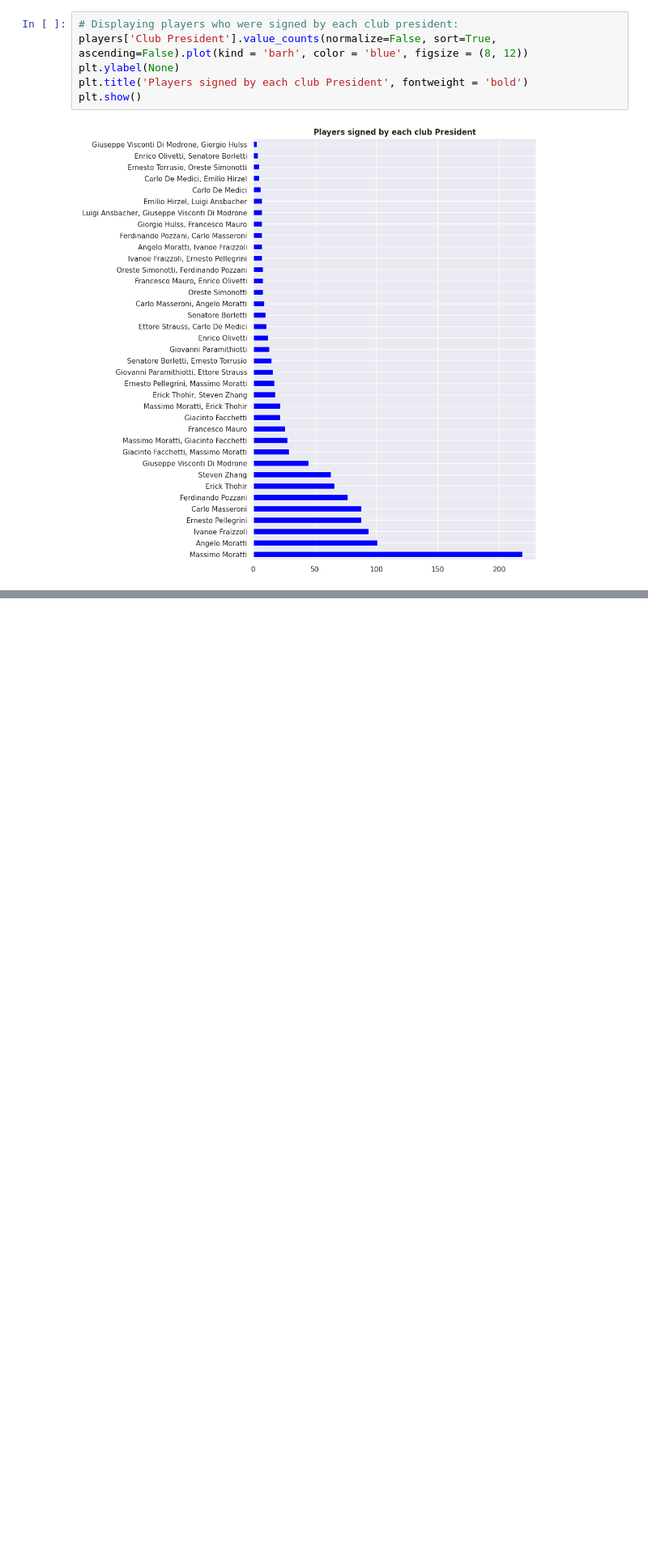
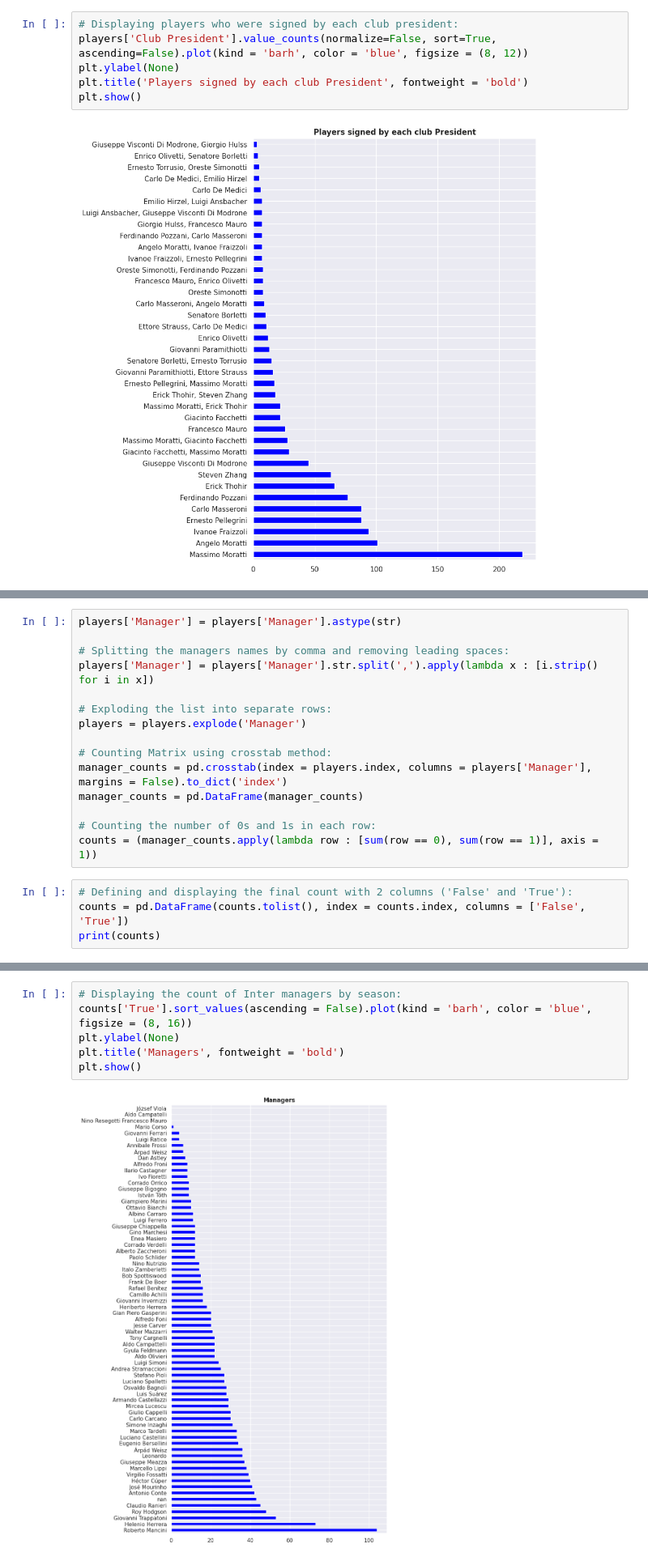
Before and after one commit to guilhermelaviola/InterMilan, a Jupyter notebook: AllPlayers.ipynb, the cells around one changed output, grey strips where cells are left out. Shown at 81% size. Cells and saved outputs as stored; diff of their text form; blank space fills up the shorter version.

```diff
--- a/AllPlayers.ipynb
+++ b/AllPlayers.ipynb
@@ -88,0 +134,19 @@ plt.show()
+# %%
+players['Manager'] = players['Manager'].astype(str)
+
+# Splitting the managers names by comma and removing leading spaces:
+players['Manager'] = players['Manager'].str.split(',').apply(lambda x : [i.strip() for i in x])
+
+# Exploding the list into separate rows:
+players = players.explode('Manager')
+
+# Counting Matrix using crosstab method:
+manager_counts = pd.crosstab(index = players.index, columns = players['Manager'], margins = False).to_dict('index')
+manager_counts = pd.DataFrame(manager_counts)
+
+# Counting the number of 0s and 1s in each row:
+counts = (manager_counts.apply(lambda row : [sum(row == 0), sum(row == 1)], axis = 1))
+# %%
+# Defining and displaying the final count with 2 columns ('False' and 'True'):
+counts = pd.DataFrame(counts.tolist(), index = counts.index, columns = ['False', 'True'])
+print(counts)
@@ -88,0 +168,8 @@ plt.show()
+# %%
+# Displaying the count of Inter managers by season:
+counts['True'].sort_values(ascending = False).plot(kind = 'barh', color = 'blue', figsize = (8, 16))
+plt.ylabel(None)
+plt.title('Managers', fontweight = 'bold')
+plt.show()
+# %% [output]
+[figure, added]
```
Also changed, not shown: parts of 7 cells of this notebook.
